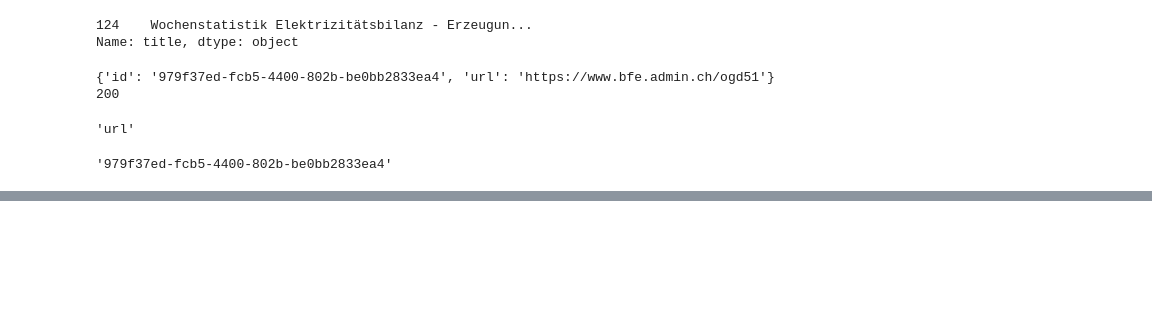
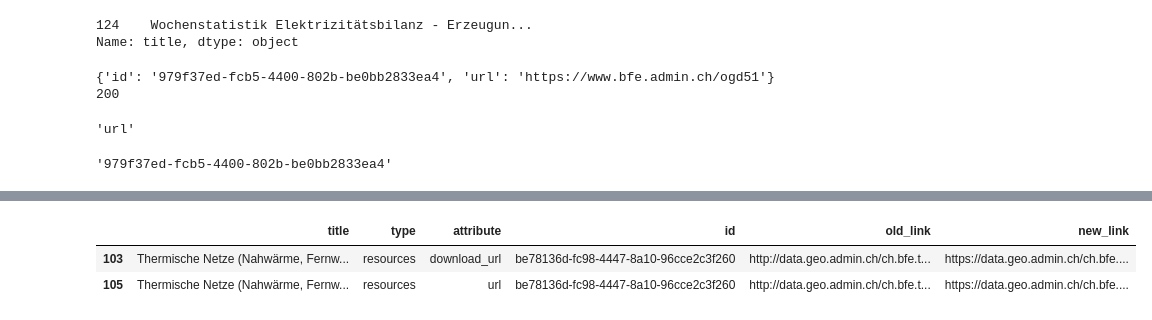
Before and after one commit to aresssera/opendataSwiss, a Jupyter notebook: upload_changes.ipynb, the cells around one changed output, grey strips where cells are left out. Drawn from its saved outputs; the diff is of its cells as text; code cells hidden in the pictures; blank space fills up the shorter version.

Commit message:
resources - strange behaviour

```diff
--- a/upload_changes.ipynb
+++ b/upload_changes.ipynb
@@ -25,4 +26,4 @@ df
 | 126 | energiedashboard.ch: Stromverbrau... | dataset | url | 1bcdc4fe-3e5d-42c2-bcb7-446595653265 | www.bfe.admin.ch/digitalisierung | https://www.bfe.admin.ch/digitali... |
 127 rows × 6 columns
 # %%
-df[df.title == 'Thermische Netze (Nahwärme, Fernwärme, Fernkälte)']
+test2 = df[df.title == 'Thermische Netze (Nahwärme, Fernwärme, Fernkälte)']
@@ -71,0 +79,11 @@ tmp['id'].values[0]
+# %%
+frameList = []
+
+for i in test2['id'].unique():
+  frameList.append(test2[test2.id == i])
+# %%
+frameList[0]
+# %% [output]
+|  | title | type | attribute | id | old_link | new_link |
+| 103 | Thermische Netze (Nahwärme, Fernw... | resources | download_url | be78136d-fc98-4447-8a10-96cce2c3f260 | http://data.geo.admin.ch/ch.bfe.t... | https://data.geo.admin.ch/ch.bfe.... |
+| 105 | Thermische Netze (Nahwärme, Fernw... | resources | url | be78136d-fc98-4447-8a10-96cce2c3f260 | http://data.geo.admin.ch/ch.bfe.t... | https://data.geo.admin.ch/ch.bfe.... |
```
Also changed, not shown: parts of 6 cells of this notebook.
